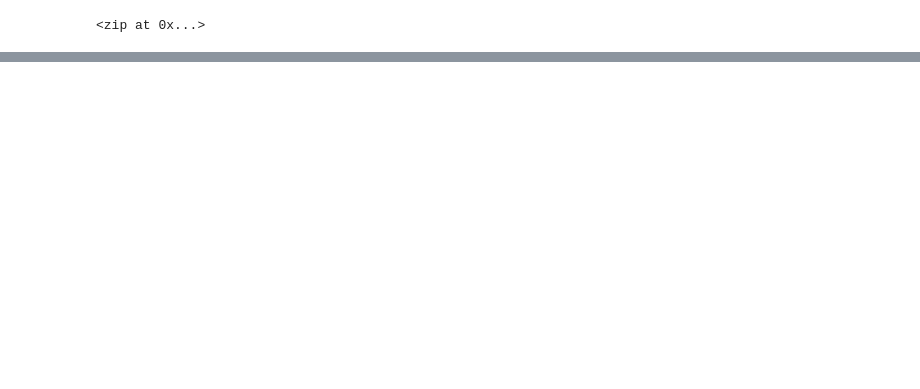
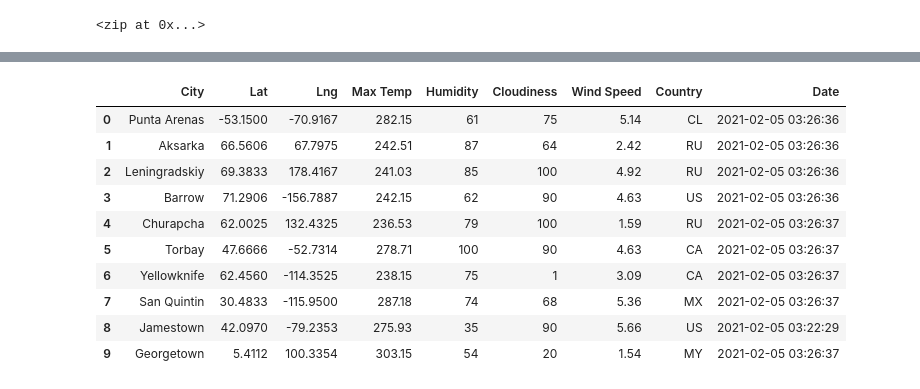
Before and after one commit to dkatragadda/World_Weather_Analysis, a Jupyter notebook: WeatherPy.ipynb, the cells around one changed output, grey strips where cells are left out. Drawn from its saved outputs; the diff is of its cells as text; code cells hidden in the pictures; blank space fills up the shorter version.

Commit message:
Modifying gitignore and adding WeatherPy

```diff
--- a/WeatherPy.ipynb
+++ b/WeatherPy.ipynb
@@ -6,3 +13,6 @@ import numpy as np
+# %%
+# Starting URL for Weather Map API Call.
+url = "http://api.openweathermap.org/data/2.5/weather?APPID=" + weather_api_key
 # %%
 # Create a set of random latitude and longitude combinations.
 lats = np.random.uniform(low=-90.000, high=90.000, size=1500)
@@ -33,0 +146,16 @@ len(cities)
+# %%
+# Convert the array of dictionaries to a Pandas DataFrame.
+city_data_df = pd.DataFrame(city_data)
+city_data_df.head(10)
+# %% [output]
+|  | City | Lat | Lng | Max Temp | Humidity | Cloudiness | Wind Speed | Country | Date |
+| 0 | Punta Arenas | -53.1500 | -70.9167 | 282.15 | 61 | 75 | 5.14 | CL | 2021-02-05 03:26:36 |
+| 1 | Aksarka | 66.5606 | 67.7975 | 242.51 | 87 | 64 | 2.42 | RU | 2021-02-05 03:26:36 |
+| 2 | Leningradskiy | 69.3833 | 178.4167 | 241.03 | 85 | 100 | 4.92 | RU | 2021-02-05 03:26:36 |
+| 3 | Barrow | 71.2906 | -156.7887 | 242.15 | 62 | 90 | 4.63 | US | 2021-02-05 03:26:36 |
+| 4 | Churapcha | 62.0025 | 132.4325 | 236.53 | 79 | 100 | 1.59 | RU | 2021-02-05 03:26:37 |
+| 5 | Torbay | 47.6666 | -52.7314 | 278.71 | 100 | 90 | 4.63 | CA | 2021-02-05 03:26:37 |
+| 6 | Yellowknife | 62.4560 | -114.3525 | 238.15 | 75 | 1 | 3.09 | CA | 2021-02-05 03:26:37 |
+| 7 | San Quintin | 30.4833 | -115.9500 | 287.18 | 74 | 68 | 5.36 | MX | 2021-02-05 03:26:37 |
+| 8 | Jamestown | 42.0970 | -79.2353 | 275.93 | 35 | 90 | 5.66 | US | 2021-02-05 03:22:29 |
+| 9 | Georgetown | 5.4112 | 100.3354 | 303.15 | 54 | 20 | 1.54 | MY | 2021-02-05 03:26:37 |
```
Also changed, not shown: parts of 8 cells of this notebook, 1 other file.
